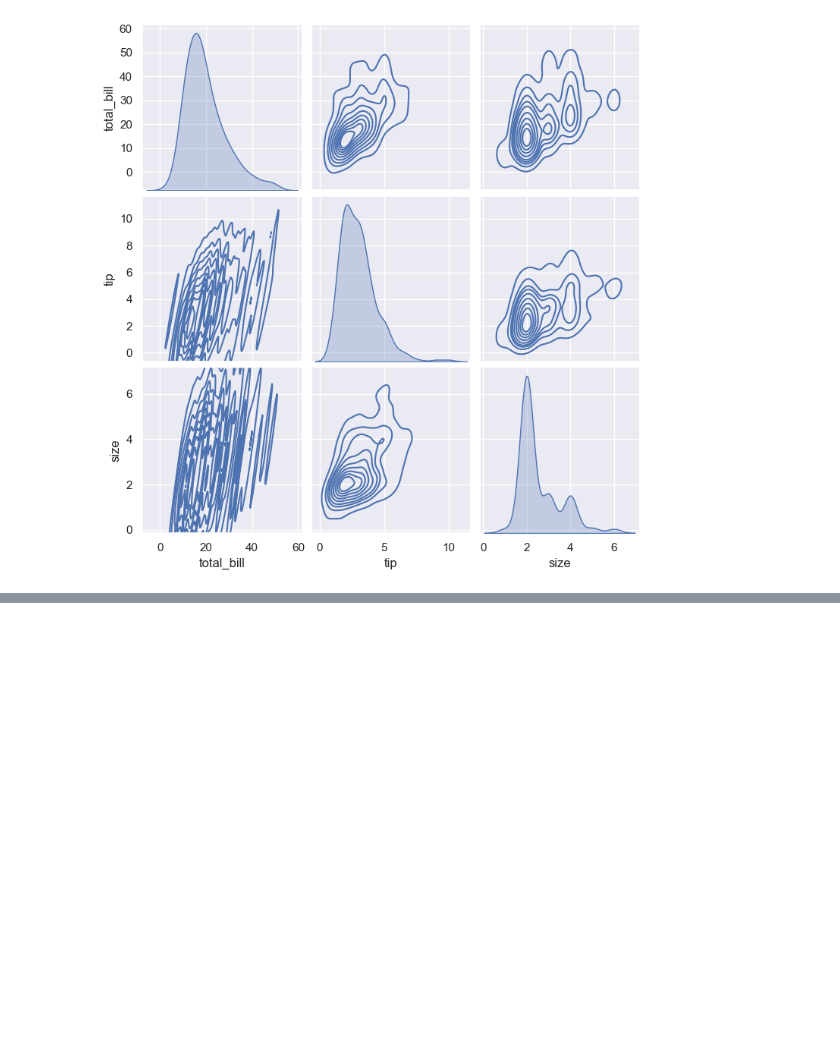
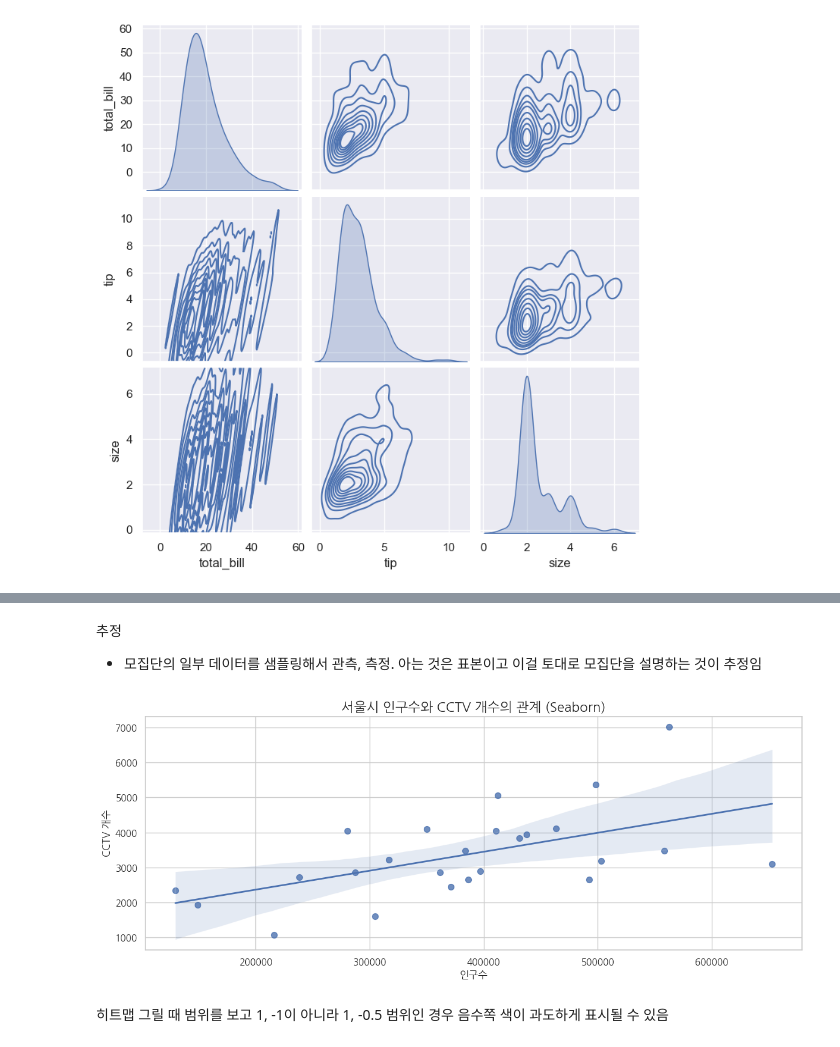
Before and after one commit to ppvid/Dataviz, a Jupyter notebook: 데이터 시각화/Seaborn.ipynb, the cells around one changed output, grey strips where cells are left out. Drawn from its saved outputs; the diff is of its cells as text; code cells hidden in the pictures; blank space fills up the shorter version.

```diff
--- a/데이터 시각화/Seaborn.ipynb
+++ b/데이터 시각화/Seaborn.ipynb
@@ -165,0 +187,3 @@ kind="kde", # kde
+# %%
+df=pd.read_csv(
+    './data/통합데이터.csv', encoding='utf-8',index_col='구별')
@@ -165,0 +208,46 @@ kind="kde", # kde
+# %% [markdown]
+추정
+- 모집단의 일부 데이터를 샘플링해서 관측, 측정.
+아는 것은 표본이고 이걸 토대로 모집단을 설명하는 것이 추정임
+# %%
+import pandas as pd
+import seaborn as sns
+import koreanize_matplotlib
+import matplotlib.pyplot as plt
+from matplotlib import font_manager as fm, rcParams
+# 3) 시각화 스타일
+sns.set_theme(style="whitegrid")
+plt.figure(figsize=(12, 5))
+
+#sns.set_theme()를 먼저 호출하고, 그 다음에 폰트 rc를 설정하세요. (일부 스타일이 rc를 덮는 경우가 있어 순서가 중요합니다.)
+
+font_path = r"..\NanumFontSetup_TTF_GOTHIC\NanumGothic.ttf"  # 예: 프로젝트 내 폰트 파일
+fm.fontManager.addfont(font_path)
+name = fm.FontProperties(fname=font_path).get_name()
+rcParams['font.family'] = name
+rcParams['font.sans-serif'] = [name]
+rcParams['axes.unicode_minus'] = False
+
+
+# 4) 회귀선 + 산점도
+sns.regplot(
+    data=df,
+    x="인구수",               # 공백 제거된 컬럼명 사용
+    y="CCTV 수량",
+    scatter_kws={"s": 50, "alpha": 0.8},
+    line_kws={"linewidth": 2},
+    ci=95                     # 신뢰구간(원하시면 None로 끌 수 있음)
+)
+
+# 5) 제목/레이블/그리드
+plt.title("서울시 인구수와 CCTV 개수의 관계 (Seaborn)", fontsize=16)
+plt.xlabel("인구수")
+plt.ylabel("CCTV 개수")
+plt.grid(True)
+
+plt.tight_layout()
+plt.show()
+# %% [output]
+[figure, added]
+# %% [markdown]
+히트맵 그릴 때 범위를 보고 1, -1이 아니라 1, -0.5 범위인 경우 음수쪽 색이 과도하게 표시될 수 있음
```
Also changed, not shown: parts of 5 cells of this notebook, 4 other files.
